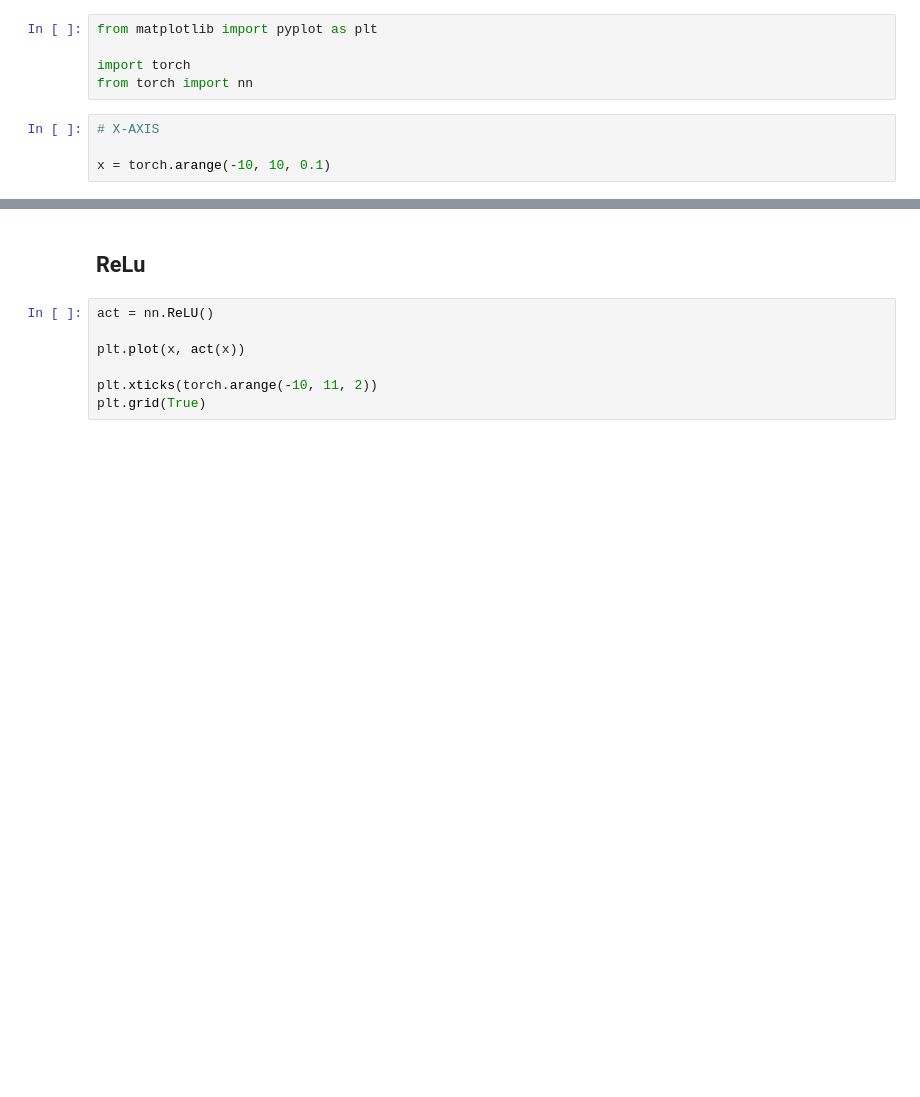
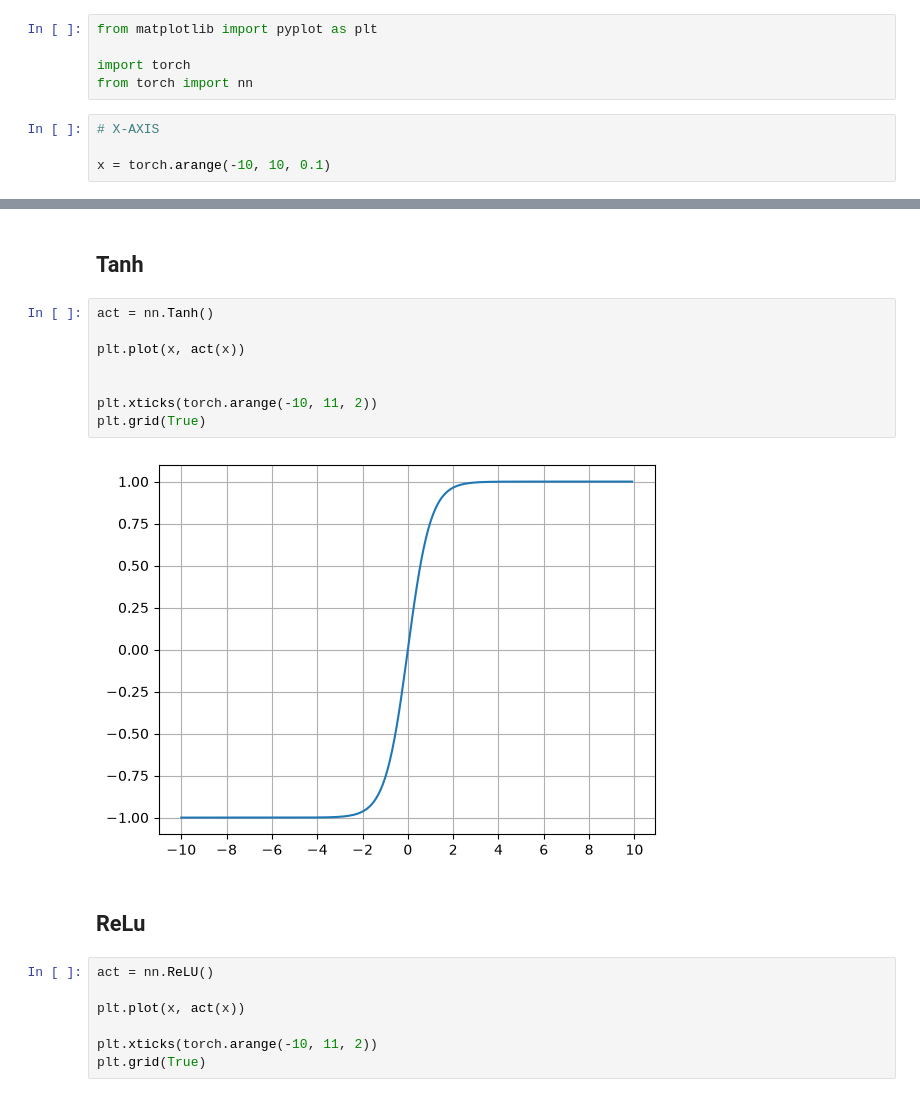
Before and after one commit to valentinagrea2001-sketch/Deep_Learning_UVSQ, a Jupyter notebook: 3_Activation_Functions.ipynb, the cells around one changed output, grey strips where cells are left out. Saved outputs shown, nothing was run; the diff lists cells and outputs as text; blank space fills up the shorter version.

```diff
--- a/3_Activation_Functions.ipynb
+++ b/3_Activation_Functions.ipynb
@@ -12,3 +23,15 @@ x = torch.arange(-10, 10, 0.1)
+# %% [markdown]
+## Tanh
+# %%
+act = nn.Tanh()
+
+plt.plot(x, act(x))
+
+
+plt.xticks(torch.arange(-10, 11, 2))
+plt.grid(True)
+# %% [output]
+[figure, added]
 # %% [markdown]
 ## ReLu
 # %%
```
Also changed, not shown: parts of 2 cells of this notebook.
